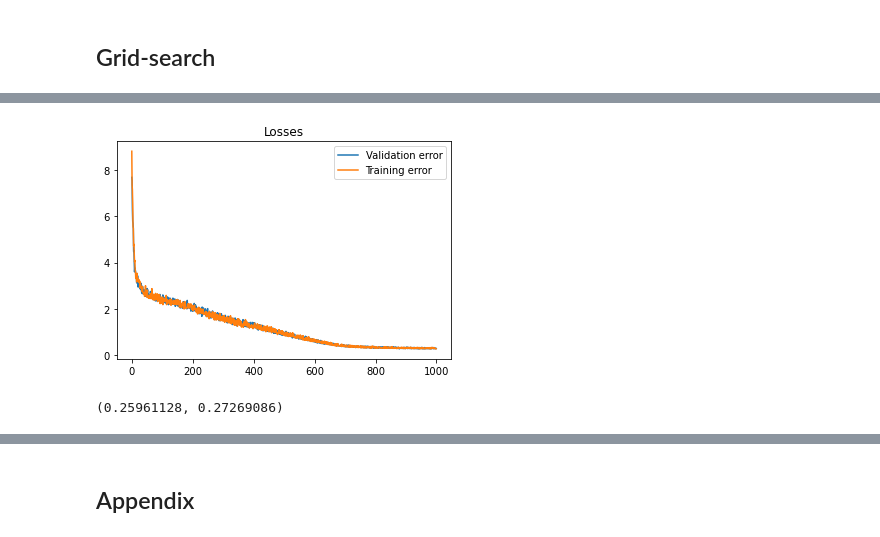
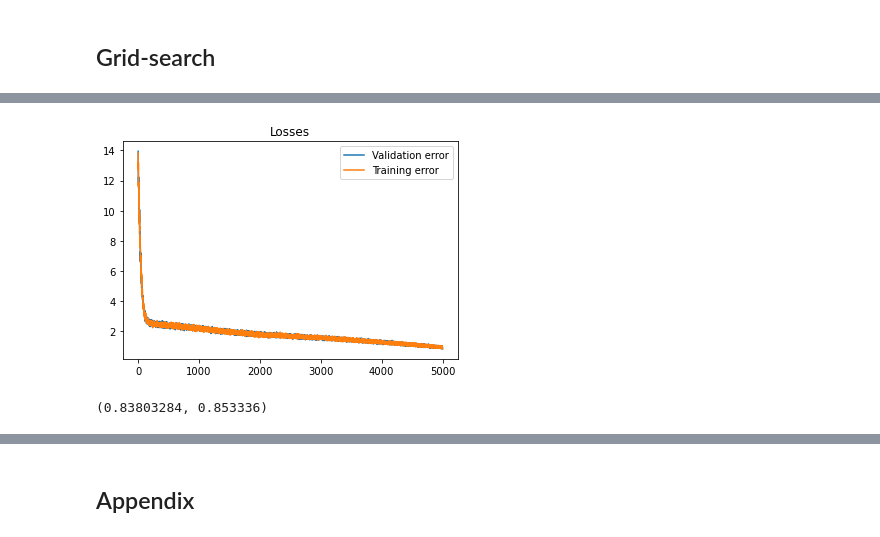
Before and after one commit to SaverioMonaco/NN-DeepLearning-Projects, a Jupyter notebook: 1. Supervised Deep Learning/Monaco-HW1-Regression.ipynb, the cells around one changed output, grey strips where cells are left out. Drawn from its saved outputs; the diff is of its cells as text; code cells hidden in the pictures.

```diff
--- a/1. Supervised Deep Learning/Monaco-HW1.ipynb
+++ b/1. Supervised Deep Learning/Monaco-HW1-Regression.ipynb
@@ -110,6 +124,6 @@ plt.show()
 # %%
 class Net(nn.Module):
-    def __init__(self, Ni, No, Nhs):
+    def __init__(self, Ni, No, Nhs, dropout=0):
         """
         Ni - Input size  (INT)
         No - Output size (INT)
@@ -132,11 +146,13 @@ class Net(nn.Module):
 
         self.act = nn.Sigmoid()
 
+        self.dropout = nn.Dropout(dropout)
+
     def forward(self, x, additional_out=False):
         x = self.act(self.fc1(x))
 
         for h in range(len(self.hidden)):
-            x = self.act(self.hidden[h](x))
+            x = self.act(self.dropout(self.hidden[h](x)))
 
         x = self.out(x)
         return x
@@ -358,10 +393,10 @@ print(best_config)
 # %%
 # Initialize and train the model with the best configurations, so we can see how it performs
-net = Net(1,1,best_config["hidden layers"])
-net.fit(train_dataloader,1000,3,best_config["loss"],0,best_config["lr"],reg_term = best_config["reg"],plotlosses=True)
+net = Net(1,1,best_config["hidden layers"], dropout=best_config["dropout"])
+net.fit(train_dataloader,5000,3,best_config["loss"],0,best_config["lr"],reg_term = best_config["reg"],plotlosses=True)
 # %% [output]
-[figure, old version]
+[figure, new version]
-(0.25961128, 0.27269086)
+(0.83803284, 0.853336)
 # %%
 net.show_regression(train_dataloader)
 # %% [output]
```
Also changed, not shown: parts of 16 cells of this notebook, 1 other file.
